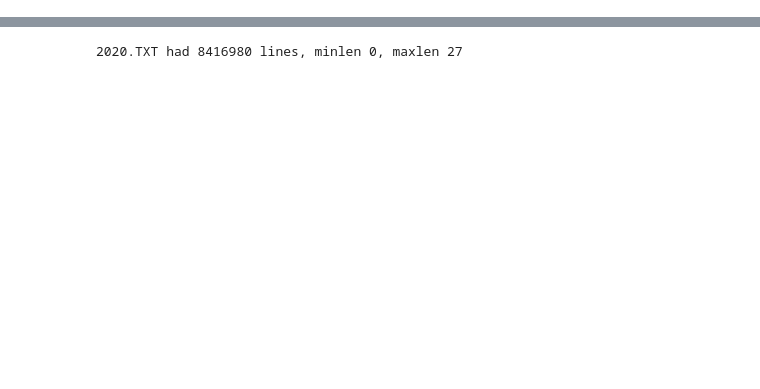
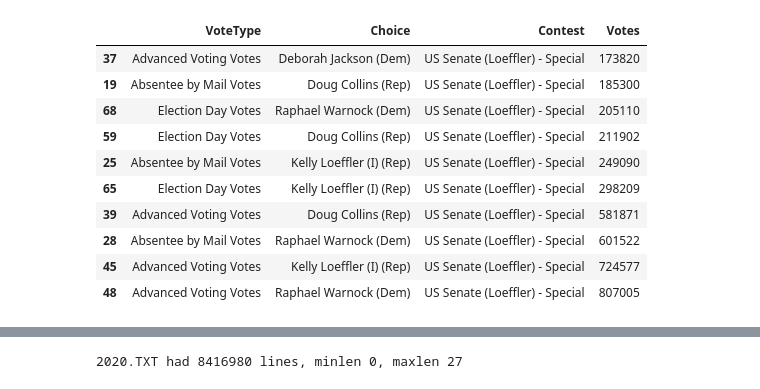
Before and after one commit to jhmuller/ga-votes, a Jupyter notebook: ga.ipynb, the cells around one changed output, grey strips where cells are left out. Cells and saved outputs as stored; diff of their text form; code cells hidden in the pictures; blank space fills up the shorter version.

```diff
--- a/ga.ipynb
+++ b/ga.ipynb
@@ -93,14 +127,19 @@ def doContest(root_node, pref=''):
 xtree = et.parse(fpath)
 senate_races = []
 xroot = xtree.getroot()
+tups = []
 contests = {}
-for i, node in enumerate(xroot):
+for i, node in enumerate(tqdm(xroot)):
     if node.tag == 'Contest':
-        if 'text' not in node.attrib.keys() or  'US Senate' not  in node.attrib['text']:
-            continue
-        contest = node.attrib['text']
-        res = doContest(node, pref='')
-        print(contest)
-        contests[contest] = res
+        if 'text' in node.attrib.keys():
+            if 'US Senate'  in node.attrib['text'] or \
+                'President' in node.attrib['text'] :
+                contest = node.attrib['text']
+                res, contest_tups = doContest(node, pref='')
+                tups.extend(contest_tups)
+                print(contest)
+                contests[contest] = res
 contests.keys()
+contestsdf = pd.DataFrame(tups)
+contestsdf.groupby(by="Contest").sum()
 # %% [output]
@@ -119,0 +163,8 @@ node.attrib['text']
+# %%
+grp_contests = contestsdf.groupby(by=['VoteType','Choice', 'Contest']).sum()
+grp_contests.sort_values(by=['Contest', 'VoteType','Choice'],inplace=True)
+grp_contests.reset_index(inplace=True)
+grp_contests.head()
+votesByCounty = contestsdf[["CountyName", "Votes"]].groupby("CountyName").sum()
+votesByCounty.sort_values(by="Votes", ascending=False, inplace=True)
+votesByCounty.head(4)
@@ -119,0 +178,16 @@ node.attrib['text']
+# %%
+grp_contests.loc[grp_contests['Contest'].str.contains('President'),]
+grp_contests.sort_values(by="Votes", inplace=True)
+grp_contests.loc[grp_contests['Contest'].str.contains('Loeffler'),].tail(10)
+# %% [output]
+|  | VoteType | Choice | Contest | Votes |
+| 37 | Advanced Voting Votes | Deborah Jackson (Dem) | US Senate (Loeffler) - Special | 173820 |
+| 19 | Absentee by Mail Votes | Doug Collins (Rep) | US Senate (Loeffler) - Special | 185300 |
+| 68 | Election Day Votes | Raphael Warnock (Dem) | US Senate (Loeffler) - Special | 205110 |
+| 59 | Election Day Votes | Doug Collins (Rep) | US Senate (Loeffler) - Special | 211902 |
+| 25 | Absentee by Mail Votes | Kelly Loeffler (I) (Rep) | US Senate (Loeffler) - Special | 249090 |
+| 65 | Election Day Votes | Kelly Loeffler (I) (Rep) | US Senate (Loeffler) - Special | 298209 |
+| 39 | Advanced Voting Votes | Doug Collins (Rep) | US Senate (Loeffler) - Special | 581871 |
+| 28 | Absentee by Mail Votes | Raphael Warnock (Dem) | US Senate (Loeffler) - Special | 601522 |
+| 45 | Advanced Voting Votes | Kelly Loeffler (I) (Rep) | US Senate (Loeffler) - Special | 724577 |
+| 48 | Advanced Voting Votes | Raphael Warnock (Dem) | US Senate (Loeffler) - Special | 807005 |
```
Also changed, not shown: parts of 27 cells of this notebook, 3 other files.
